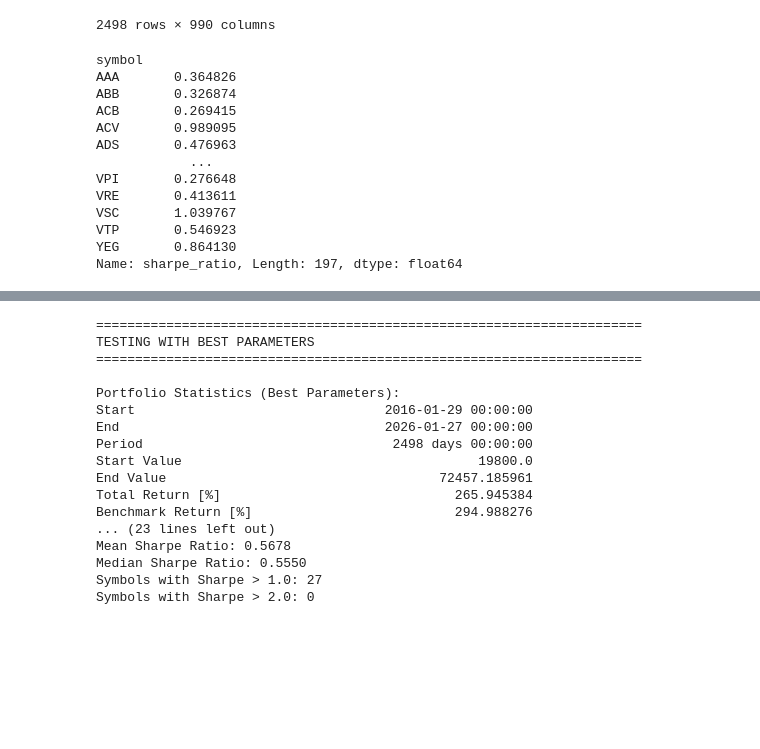
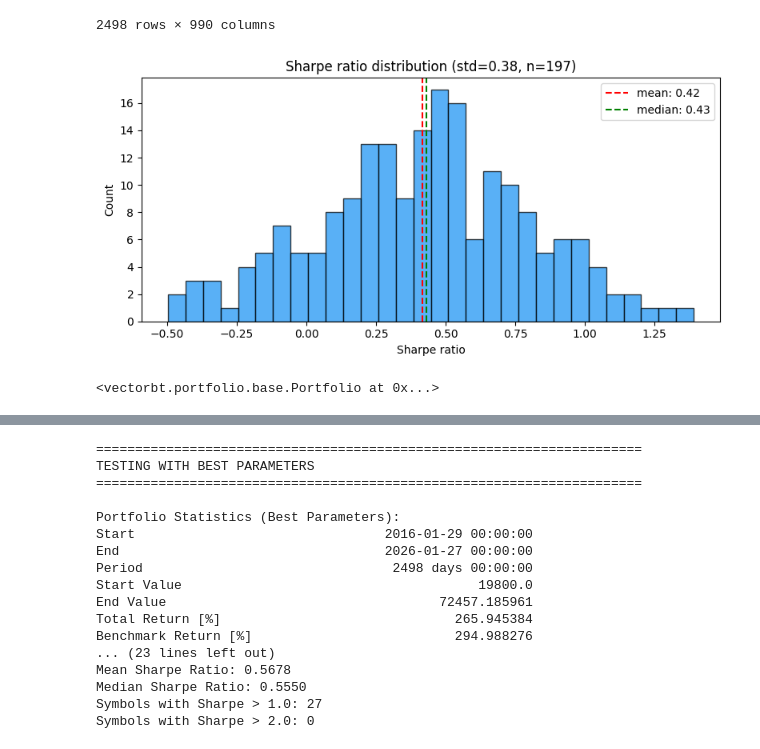
Before and after one commit to phuchuynh0909/all-in-one-portfolio, a Jupyter notebook: notebooks/backtest_001.ipynb, the cells around one changed output, grey strips where cells are left out. Cells and saved outputs as stored; diff of their text form; code cells hidden in the pictures; blank space fills up the shorter version.

```diff
--- a/notebooks/backtest_001.ipynb
+++ b/notebooks/backtest_001.ipynb
@@ -112,6 +114,7 @@ df.close = df.close.round(2)
 close = df.close.copy()
 high = df.high.copy()
 low = df.low.copy()
+volume = df.volume.copy()
 
 @nb.njit(cache=True)
 def demarker_nb(high: np.ndarray, low: np.ndarray, length: int = 14) -> np.ndarray:
@@ -406,13 +409,17 @@ def bollinger_squeeze_demarker(
         }
 
 
-demarker_period = 20
-keltner_period = 20
-bb_period = 20
-bb_deviation = 2.0
-keltner_factor = 1.5
-atr_multiplier = 1.0
+demarker_period = 11
+keltner_period = 16
+bb_period = 15
+bb_deviation = 2.3
+keltner_factor = 2.2
+atr_multiplier = 2.8
 sl_stop = 0.1
+rvol_period = 10
+rvol_min = 1.25  # require volume >= this multiple of prior SMA(volume)
+# {'demarker_period': 11, 'keltner_period': 16, 'bb_period': 15, 'bb_deviation': 2.3, 'keltner_factor': 2.2, 'atr_multiplier': 2.8, 'sl_stop': 0.1}
+
 
 # Calculate indicator
 bb_demarker = bollinger_squeeze_demarker(
@@ -424,52 +431,63 @@ bb_demarker = bollinger_squeeze_demarker(
     keltner_factor=keltner_factor
 )
 
-# Buy signal: squeeze just ended + bullish direction
+# RVOL: current bar volume / SMA of prior rvol_period days (today not in average)
+vol_ma_prior = volume.shift(1).rolling(rvol_period, min_periods=rvol_period).mean()
+rvol = volume.div(vol_ma_prior).replace([np.inf, -np.inf], np.nan)
+
+# Buy signal: squeeze just ended + bullish direction + volume confirmation
 buy_signal = (
     (bb_demarker['squeeze_on'].shift(1) & ~bb_demarker['squeeze_on']) &
-    (bb_demarker['direction'] == 1)
+    (bb_demarker['direction'] == 1) &
+    (rvol >= rvol_min)
 )
 
 # Exit signal: ATR trailing stop
 atr_indicator = vbt.IndicatorFactory.from_talib("ATR").run(high, low, close, timeperiod=10)
 atr_scope = atr_indicator.real
 atr_trailing_indicator = vbt.IndicatorFactory(
     input_names=['close', 'atr'],
     param_names=['atr_multiplier'],
     output_names=['atr_trailing']
 ).from_apply_func(atr_trailing_nb)
 atr_sl = atr_trailing_indicator.run(close, atr_scope, atr_multiplier=1.8)
 exit1 = close.vbt.crossed_below(atr_sl.atr_trailing)
 sell_signal = exit1
 
 # Create portfolio
 pf = vbt.Portfolio.from_signals(
     close=close,
     entries=buy_signal,
     exits=sell_signal,
     freq='1d',
     group_by=['symbol'],
     cash_sharing=False,
     sl_stop=sl_stop,
 )
 
 # Calculate Sharpe ratios
 sharpe_ratios = pf.sharpe_ratio().replace([np.inf, -np.inf], np.nan).dropna()
-sharpe_ratios
+sharpe_std = sharpe_ratios.std()
+sharpe_median = sharpe_ratios.median()
+sharpe_mean = sharpe_ratios.mean()
+vals = sharpe_ratios.to_numpy()
+
+fig, ax = plt.subplots(figsize=(8, 4))
+ax.hist(vals, bins=30, edgecolor="black", alpha=0.75, color="#2196F3")
+ax.axvline(sharpe_mean, color="red", linestyle="--", linewidth=1.5, label=f"mean: {sharpe_mean:.2f}")
+ax.axvline(sharpe_median, color="green", linestyle="--", linewidth=1.5, label=f"median: {sharpe_median:.2f}")
+ax.set_title(f"Sharpe ratio distribution (std={sharpe_std:.2f}, n={len(sharpe_ratios)})")
+ax.set_xlabel("Sharpe ratio")
+ax.set_ylabel("Count")
+ax.legend()
+fig.tight_layout()
+plt.show()
 # %% [output]
-symbol
-AAA       0.364826
-ABB       0.326874
-ACB       0.269415
-ACV       0.989095
-ADS       0.476963
-            ...
-VPI       0.276648
-VRE       0.413611
-VSC       1.039767
-VTP       0.546923
-YEG       0.864130
-Name: sharpe_ratio, Length: 197, dtype: float64
+[figure, added]
+# %%
+pf['YEG']
+# %% [output]
+<vectorbt.portfolio.base.Portfolio at 0x...>
 # %%
 ## Breakout strategy
 df.close = df.close.round(2)
```
Also changed, not shown: parts of 3 cells of this notebook, 8 other files.
